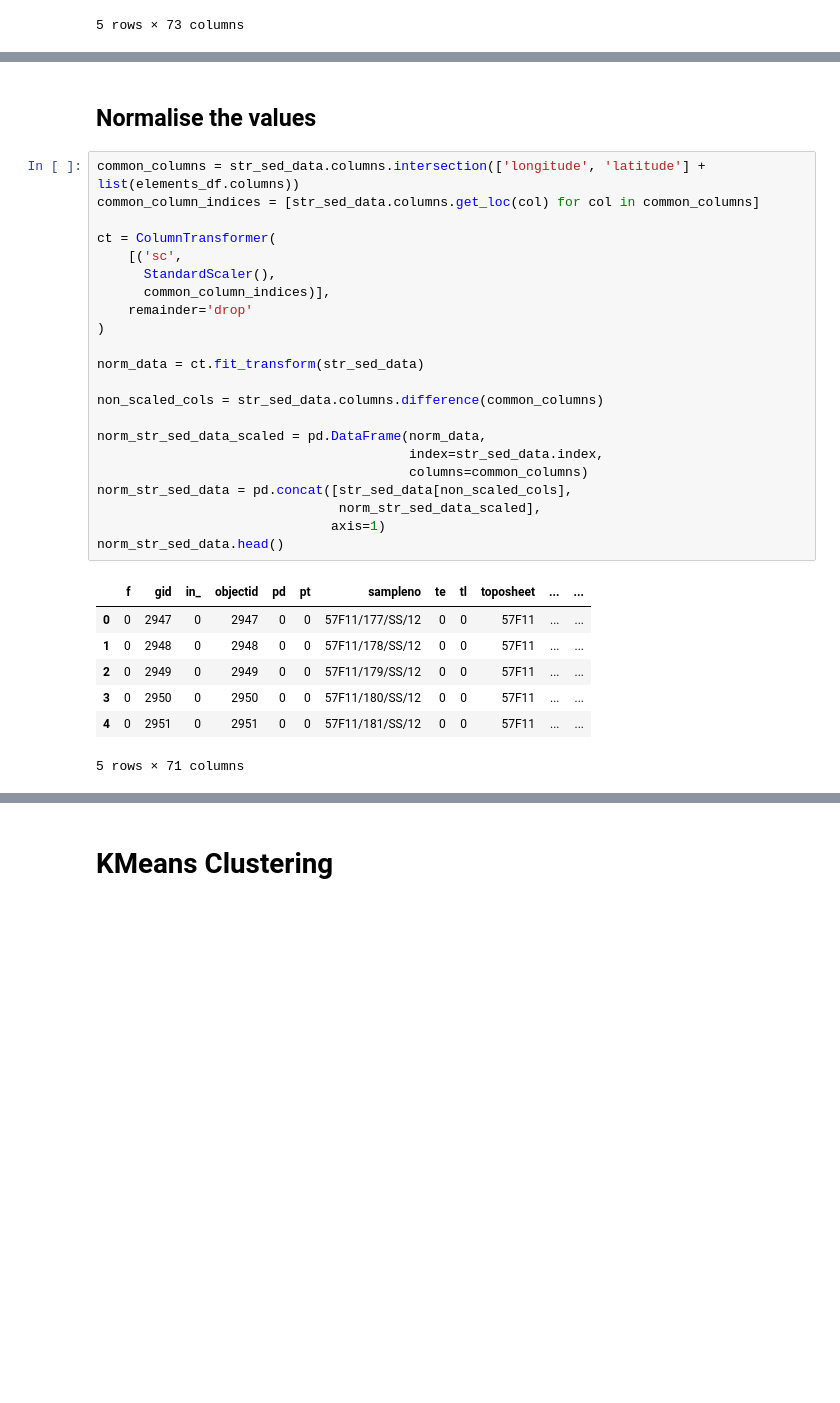
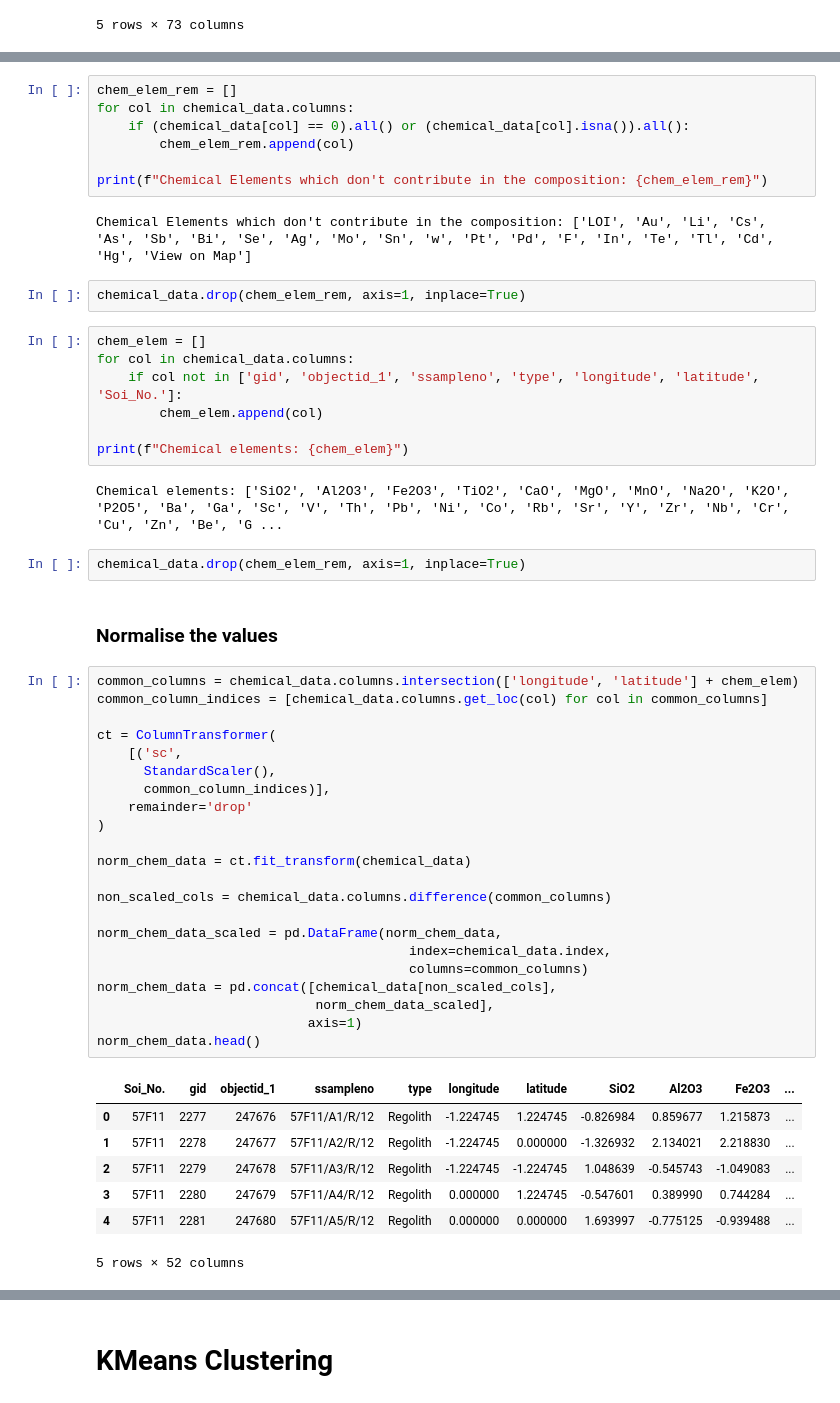
Before and after one commit to Ashish-Sasna/CMT-GSC-AI, a Jupyter notebook: Stream sediments.ipynb, the cells around one changed output, grey strips where cells are left out. Cells and saved outputs as stored; diff of their text form; blank space fills up the shorter version.

```diff
--- a/Stream sediments.ipynb
+++ b/Stream sediments.ipynb
@@ -293,32 +294,54 @@ str_sed_data.head()
+# %%
+chem_elem_rem = []
+for col in chemical_data.columns:
+    if (chemical_data[col] == 0).all() or (chemical_data[col].isna()).all():
+        chem_elem_rem.append(col)
+
+print(f"Chemical Elements which don't contribute in the composition: {chem_elem_rem}")
+# %% [output]
+Chemical Elements which don't contribute in the composition: ['LOI', 'Au', 'Li', 'Cs', 'As', 'Sb', 'Bi', 'Se', 'Ag', 'Mo', 'Sn', 'w', 'Pt', 'Pd', 'F', 'In', 'Te', 'Tl', 'Cd', 'Hg', 'View on Map']
+# %%
+chemical_data.drop(chem_elem_rem, axis=1, inplace=True)
+# %%
+chem_elem = []
+for col in chemical_data.columns:
+    if col not in ['gid', 'objectid_1', 'ssampleno', 'type', 'longitude', 'latitude', 'Soi_No.']:
+        chem_elem.append(col)
+
+print(f"Chemical elements: {chem_elem}")
+# %% [output]
+Chemical elements: ['SiO2', 'Al2O3', 'Fe2O3', 'TiO2', 'CaO', 'MgO', 'MnO', 'Na2O', 'K2O', 'P2O5', 'Ba', 'Ga', 'Sc', 'V', 'Th', 'Pb', 'Ni', 'Co', 'Rb', 'Sr', 'Y', 'Zr', 'Nb', 'Cr', 'Cu', 'Zn', 'Be', 'G ...
+# %%
+chemical_data.drop(chem_elem_rem, axis=1, inplace=True)
 # %% [markdown]
-## Normalise the values
+### Normalise the values
 # %%
-common_columns = str_sed_data.columns.intersection(['longitude', 'latitude'] + list(elements_df.columns))
-common_column_indices = [str_sed_data.columns.get_loc(col) for col in common_columns]
+common_columns = chemical_data.columns.intersection(['longitude', 'latitude'] + chem_elem)
+common_column_indices = [chemical_data.columns.get_loc(col) for col in common_columns]
 
 ct = ColumnTransformer(
     [('sc',
       StandardScaler(),
       common_column_indices)],
     remainder='drop'
 )
 
-norm_data = ct.fit_transform(str_sed_data)
+norm_chem_data = ct.fit_transform(chemical_data)
 
-non_scaled_cols = str_sed_data.columns.difference(common_columns)
+non_scaled_cols = chemical_data.columns.difference(common_columns)
 
-norm_str_sed_data_scaled = pd.DataFrame(norm_data,
-                                        index=str_sed_data.index,
+norm_chem_data_scaled = pd.DataFrame(norm_chem_data,
+                                        index=chemical_data.index,
                                         columns=common_columns)
-norm_str_sed_data = pd.concat([str_sed_data[non_scaled_cols],
-                               norm_str_sed_data_scaled],
-                              axis=1)
-norm_str_sed_data.head()
+norm_chem_data = pd.concat([chemical_data[non_scaled_cols],
+                            norm_chem_data_scaled],
+                           axis=1)
+norm_chem_data.head()
 # %% [output]
-|  | f | gid | in_ | objectid | pd | pt | sampleno | te | tl | toposheet | ... | ... |
-| 0 | 0 | 2947 | 0 | 2947 | 0 | 0 | 57F11/177/SS/12 | 0 | 0 | 57F11 | ... | ... |
-| 1 | 0 | 2948 | 0 | 2948 | 0 | 0 | 57F11/178/SS/12 | 0 | 0 | 57F11 | ... | ... |
-| 2 | 0 | 2949 | 0 | 2949 | 0 | 0 | 57F11/179/SS/12 | 0 | 0 | 57F11 | ... | ... |
-| 3 | 0 | 2950 | 0 | 2950 | 0 | 0 | 57F11/180/SS/12 | 0 | 0 | 57F11 | ... | ... |
-| 4 | 0 | 2951 | 0 | 2951 | 0 | 0 | 57F11/181/SS/12 | 0 | 0 | 57F11 | ... | ... |
+|  | Soi_No. | gid | objectid_1 | ssampleno | type | longitude | latitude | SiO2 | Al2O3 | Fe2O3 | ... |
+| 0 | 57F11 | 2277 | 247676 | 57F11/A1/R/12 | Regolith | -1.224745 | 1.224745 | -0.826984 | 0.859677 | 1.215873 | ... |
+| 1 | 57F11 | 2278 | 247677 | 57F11/A2/R/12 | Regolith | -1.224745 | 0.000000 | -1.326932 | 2.134021 | 2.218830 | ... |
+| 2 | 57F11 | 2279 | 247678 | 57F11/A3/R/12 | Regolith | -1.224745 | -1.224745 | 1.048639 | -0.545743 | -1.049083 | ... |
+| 3 | 57F11 | 2280 | 247679 | 57F11/A4/R/12 | Regolith | 0.000000 | 1.224745 | -0.547601 | 0.389990 | 0.744284 | ... |
+| 4 | 57F11 | 2281 | 247680 | 57F11/A5/R/12 | Regolith | 0.000000 | 0.000000 | 1.693997 | -0.775125 | -0.939488 | ... |
-5 rows × 71 columns
+5 rows × 52 columns
```
Also changed, not shown: parts of 28 cells of this notebook.
